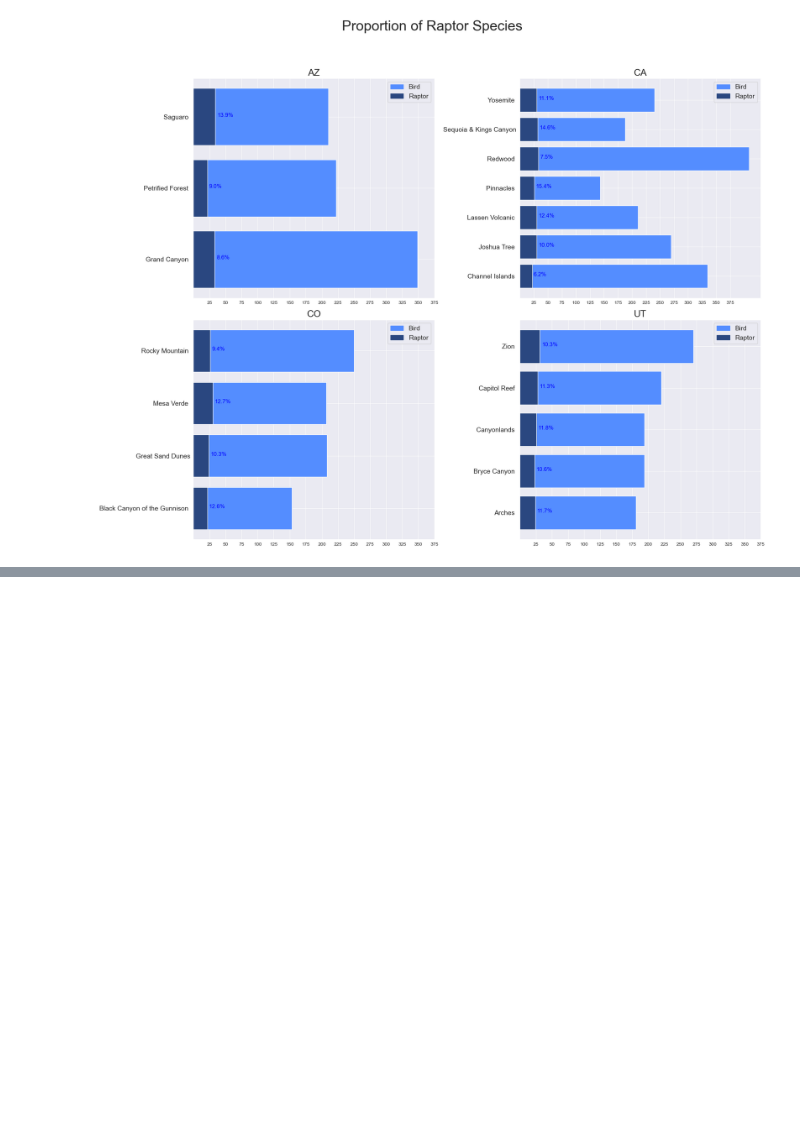
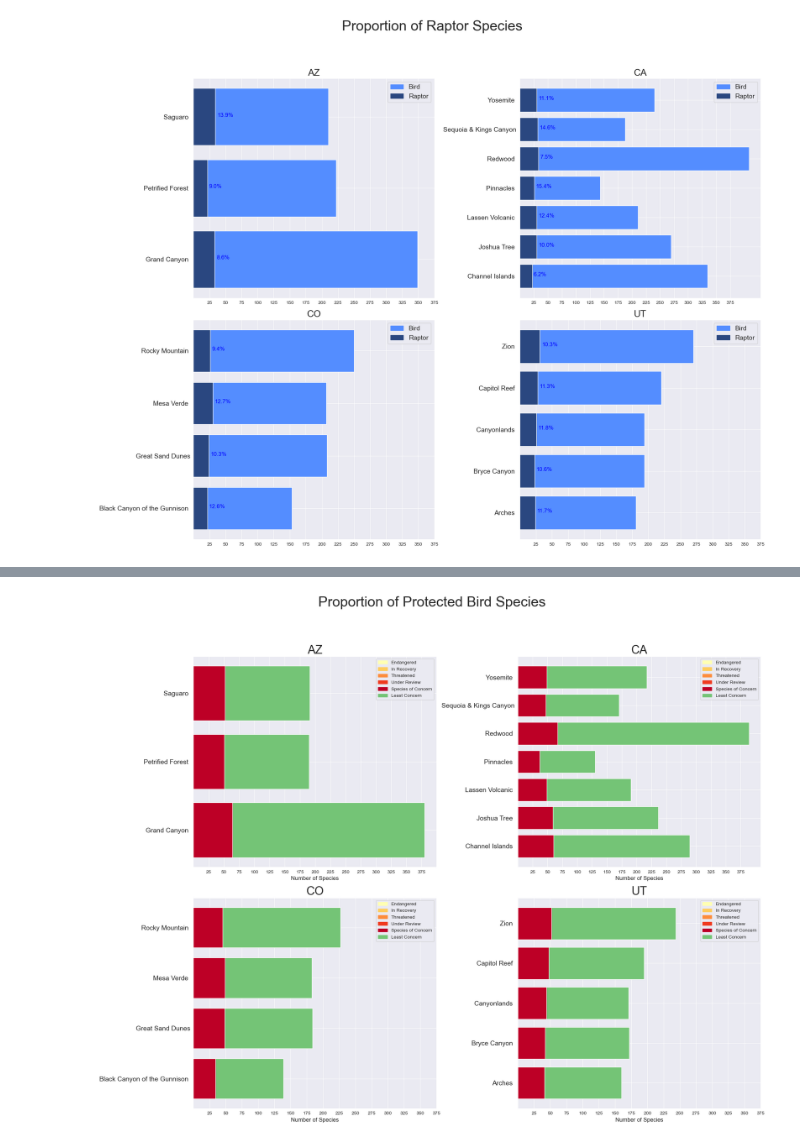
Before and after one commit to pineapple-bois/Biodiversity-In-National-Parks-Real-World, a Jupyter notebook: analysis.ipynb, the cells around one changed output, grey strips where cells are left out. Drawn from its saved outputs; the diff is of its cells as text; code cells hidden in the pictures; blank space fills up the shorter version.

Commit message:
New conservation plots

```diff
--- a/analysis.ipynb
+++ b/analysis.ipynb
@@ -384,0 +391,3 @@ plt.show()
+# %%
+sw_birds_df_two = sw_birds_df
+sw_birds_df_two.head()
@@ -384,0 +401,5 @@ plt.show()
+# %%
+conservation_dummies = pd.get_dummies(sw_birds_df_two['conservation_status'])\
+    .rename(columns=lambda x: x.lower().replace(' ', '_')).astype(bool)
+sw_birds_df_two = pd.concat([sw_birds_df_two, conservation_dummies], axis=1)
+sw_birds_df_two.head()
@@ -384,0 +454,12 @@ plt.show()
+# %%
+cons_status_list = ['Endangered', 'In Recovery', 'Threatened', 'Under Review', 'Species of Concern', 'Least Concern']
+cons_colours = ['#ffffb2','#fecc5c','#fd8d3c','#f03b20','#bd0026', '#74c476']
+# %%
+cons_colour = {}
+for status in cons_status_list:
+    for colour in cons_colours:
+        cons_colour[status] = colour
+        cons_colours.remove(colour)
+        break
+
+print(f"The resulting dictionary is: \n{cons_colour}")
@@ -384,0 +482,27 @@ plt.show()
+# %%
+handles = [mpatches.Patch(color=colour, label=label) for label, colour in cons_colour.items()]
+states_list_short = ['AZ', 'CA', 'CO', 'UT']
+
+plt.figure(figsize=(20,15))
+plt.suptitle('Proportion of Protected Bird Species', fontsize=30, y=1.05)
+for i, state in enumerate(states_list_short):
+    data = pd.DataFrame(parks_pro_counts_two[parks_pro_counts_two['state'] == state])
+    plt.subplot(2,2,(i+1))
+    plt.title(state, fontsize=25)
+    plt.barh(y=data.park_name, width=data.least_concern, color='#74c476')
+    plt.barh(y=data.park_name, width=data.endangered, color='#ffffb2')
+    plt.barh(y=data.park_name, width=data.in_recovery, color='#fd8d3c')
+    plt.barh(y=data.park_name, width=data.threatened, color='#ffffb2')
+    plt.barh(y=data.park_name, width=data.under_review, color='#f03b20')
+    plt.barh(y=data.park_name, width=data.species_of_concern, color='#bd0026')
+    plt.yticks(rotation=0, fontsize=14)
+    plt.xticks(np.arange(25,400,25))
+    plt.xlabel('Number of Species', fontsize=12)
+    plt.legend(handles=handles, fontsize=10)
+    plt.grid(True)
+
+plt.subplots_adjust(top=0.5)
+plt.tight_layout()
+plt.show()
+# %% [output]
+[figure, added]
```
Also changed, not shown: parts of 13 cells of this notebook.
